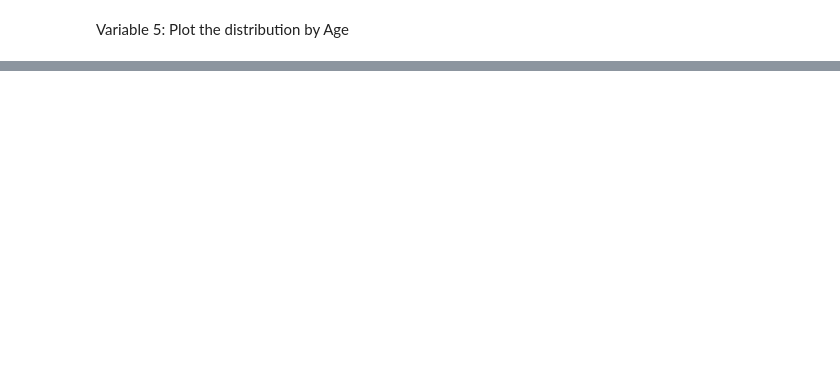
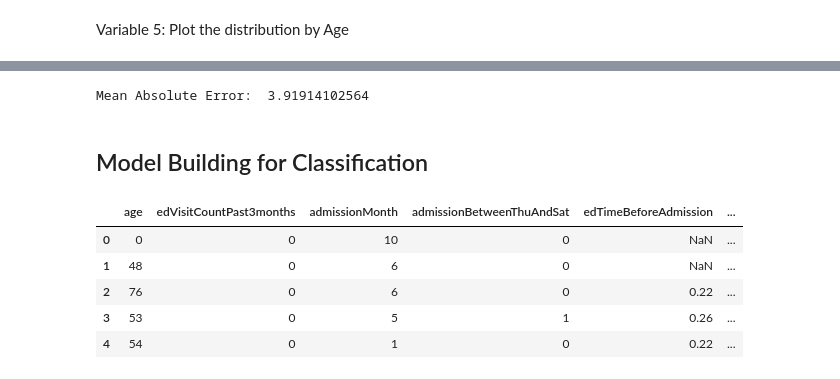
Before and after one commit to rsirosh/KenSciExternalDemo, a Jupyter notebook: LOS Prediction.ipynb, the cells around one changed output, grey strips where cells are left out. Cells and saved outputs as stored; diff of their text form; code cells hidden in the pictures; blank space fills up the shorter version.

```diff
--- a/LOS Prediction.ipynb
+++ b/LOS Prediction.ipynb
@@ -166,0 +234,3 @@ subset.catLOS.value_counts()
+# %%
+# Take a subset of the data (to reduce runtime)
+data = data.iloc[0:600,:]
@@ -166,0 +264,3 @@ subset.catLOS.value_counts()
+# %%
+# Take a subset of the data (to reduce runtime)
+data = data.iloc[0:600,:]
@@ -166,0 +272,12 @@ subset.catLOS.value_counts()
+# %%
+mae = cross_val_score(model, X_test, y_test, cv=5, scoring='neg_mean_absolute_error')
+mae = np.mean(mae)
+print('Mean Absolute Error: ', -mae)
+# %% [output]
+Mean Absolute Error:  3.91914102564
+# %% [markdown]
+## Model Building for Classification
+# %%
+# Recreate the 'Length of Stay' duration variable
+data.loc[(data['actualLOS'] > 0) & (data['actualLOS'] <= 5), 'catLOS'] = 'Short LOS'
+data.loc[(data['actualLOS'] > 5), 'catLOS'] = 'Long LOS'
@@ -167,2 +289,12 @@ subset.catLOS.value_counts()
+# %%
+# drop categorical variables temporarily to encode values. Drop actualLOS since it is a proxy for the labels
+data = data.drop(['sex', 'ethnicity', 'admitSource','actualLOS'], axis=1)
 # %%
-combineEthn.head()
+data.head()
+# %% [output]
+|  | age | edVisitCountPast3months | admissionMonth | admissionBetweenThuAndSat | edTimeBeforeAdmission | ... |
+| 0 | 0 | 0 | 10 | 0 | NaN | ... |
+| 1 | 48 | 0 | 6 | 0 | NaN | ... |
+| 2 | 76 | 0 | 6 | 0 | 0.22 | ... |
+| 3 | 53 | 0 | 5 | 1 | 0.26 | ... |
+| 4 | 54 | 0 | 1 | 0 | 0.22 | ... |
```
Also changed, not shown: parts of 39 cells of this notebook.
